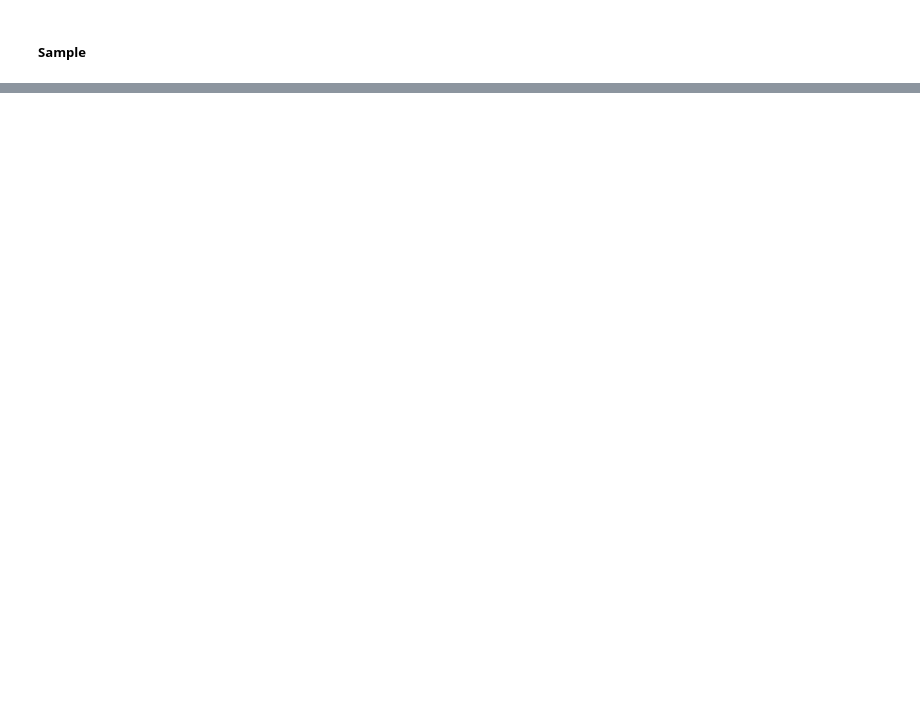
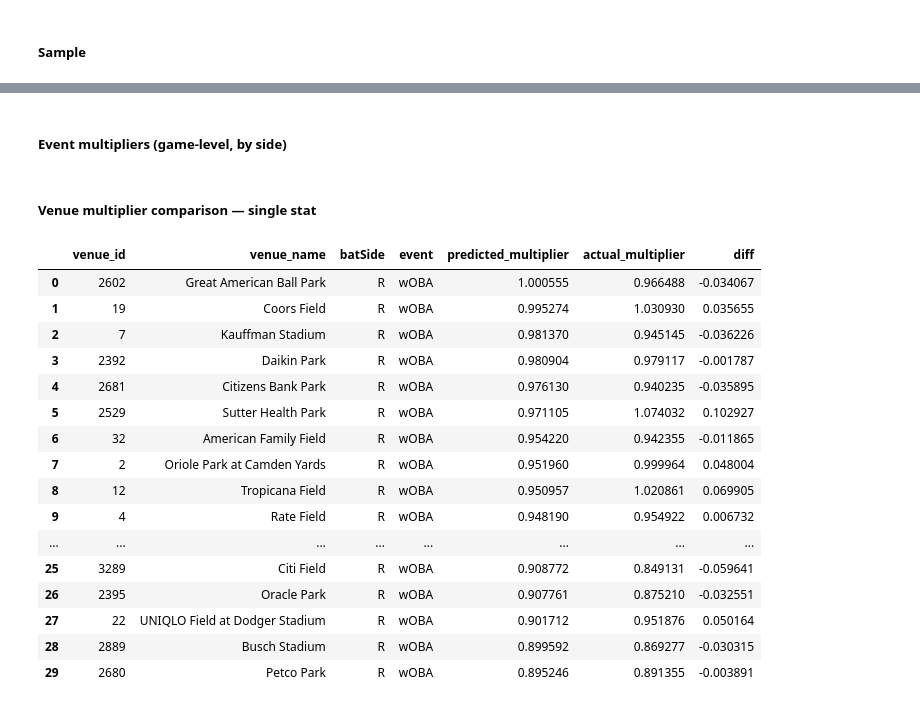
Before and after one commit to jamesgiles1993/MLB-Code, a Jupyter notebook: M01. Weather Factors.ipynb, the cells around one changed output, grey strips where cells are left out. Saved outputs shown, nothing was run; the diff lists cells and outputs as text; code cells hidden in the pictures; blank space fills up the shorter version.

```diff
--- a/M01. Weather Factors.ipynb
+++ b/M01. Weather Factors.ipynb
@@ -267,0 +492,6 @@ venue_nums = [venue.replace("venue_", "") for venue in venue_dummy_list]
+# %%
+park_config = pd.read_csv(os.path.join(baseball_path, "Utilities", "ParkConfig.csv"))
+park_venue_crosswalk = pd.read_csv(os.path.join(baseball_path, "Utilities", "Venue Crosswalk.csv"))
+
+print(f"ParkConfig: {len(park_config):,} park-year rows, {park_config['parkID'].nunique()} parks")
+print(f"Crosswalk: {len(park_venue_crosswalk)} parks mapped to venue_id")
@@ -268,2 +969,5 @@ venue_nums = [venue.replace("venue_", "") for venue in venue_dummy_list]
+# %%
+sim_sample_size = 50000
+sim_random_state = 1
 # %% [markdown]
 ##### Sample
@@ -1163,0 +997,8 @@ for date in wfx_df['date'].unique():
+# %%
+def compute_actual_rates(sample_df):
+    rates = sample_df['eventsModel'].value_counts(normalize=True).reindex(events_classes).fillna(0.0).to_dict()
+    rates['wOBA'] = sample_df['eventsModel'].map(woba_weights_eval).fillna(0.0).mean()
+    return rates
+
+baseline_rates_L = compute_actual_rates(sim_sample_L)
+baseline_rates_R = compute_actual_rates(sim_sample_R)
@@ -1163,0 +1264,20 @@ for date in wfx_df['date'].unique():
+# %% [markdown]
+##### Event multipliers (game-level, by side)
+# %%
+n_sample_L = len(sim_sample_L)
+n_sample_R = len(sim_sample_R)
+
+baseline_counts_L = sim_sample_L['eventsModel'].value_counts().reindex(events_classes).fillna(0)
+baseline_counts_R = sim_sample_R['eventsModel'].value_counts().reindex(events_classes).fillna(0)
+
+for cls in events_classes:
+    sum_predicted_L = sim_df[f'L_{cls}_sim'] * n_sample_L
+    sum_predicted_R = sim_df[f'R_{cls}_sim'] * n_sample_R
+
+    sim_df[f'{cls}_wfx_unadj_l'] = sum_predicted_L / baseline_counts_L[cls]
+    sim_df[f'{cls}_wfx_unadj_r'] = sum_predicted_R / baseline_counts_R[cls]
+
+sim_df['woba_wfx_unadj_l'] = sim_df['L_wOBA_sim'] / baseline_rates_L['wOBA']
+sim_df['woba_wfx_unadj_r'] = sim_df['R_wOBA_sim'] / baseline_rates_R['wOBA']
+# %% [markdown]
+##### Venue multiplier comparison — single stat
@@ -1163,0 +1338,29 @@ for date in wfx_df['date'].unique():
+# %%
+stat = 'wOBA'  # set to any value in events_classes, or 'wOBA'
+batSide = 'R'
+
+venue_stat_comparison = (
+    venue_multiplier_comparison[venue_multiplier_comparison['event'] == stat][venue_multiplier_comparison['batSide'] == batSide]
+    .sort_values('predicted_multiplier', ascending=False)
+    .reset_index(drop=True)
+)
+
+venue_stat_comparison
+# %% [output]
+|  | venue_id | venue_name | batSide | event | predicted_multiplier | actual_multiplier | diff |
+| 0 | 2602 | Great American Ball Park | R | wOBA | 1.000555 | 0.966488 | -0.034067 |
+| 1 | 19 | Coors Field | R | wOBA | 0.995274 | 1.030930 | 0.035655 |
+| 2 | 7 | Kauffman Stadium | R | wOBA | 0.981370 | 0.945145 | -0.036226 |
+| 3 | 2392 | Daikin Park | R | wOBA | 0.980904 | 0.979117 | -0.001787 |
+| 4 | 2681 | Citizens Bank Park | R | wOBA | 0.976130 | 0.940235 | -0.035895 |
+| 5 | 2529 | Sutter Health Park | R | wOBA | 0.971105 | 1.074032 | 0.102927 |
+| 6 | 32 | American Family Field | R | wOBA | 0.954220 | 0.942355 | -0.011865 |
+| 7 | 2 | Oriole Park at Camden Yards | R | wOBA | 0.951960 | 0.999964 | 0.048004 |
+| 8 | 12 | Tropicana Field | R | wOBA | 0.950957 | 1.020861 | 0.069905 |
+| 9 | 4 | Rate Field | R | wOBA | 0.948190 | 0.954922 | 0.006732 |
+| ... | ... | ... | ... | ... | ... | ... | ... |
+| 25 | 3289 | Citi Field | R | wOBA | 0.908772 | 0.849131 | -0.059641 |
+| 26 | 2395 | Oracle Park | R | wOBA | 0.907761 | 0.875210 | -0.032551 |
+| 27 | 22 | UNIQLO Field at Dodger Stadium | R | wOBA | 0.901712 | 0.951876 | 0.050164 |
+| 28 | 2889 | Busch Stadium | R | wOBA | 0.899592 | 0.869277 | -0.030315 |
+| 29 | 2680 | Petco Park | R | wOBA | 0.895246 | 0.891355 | -0.003891 |
```
Also changed, not shown: parts of 193 cells of this notebook, 14 other files.
